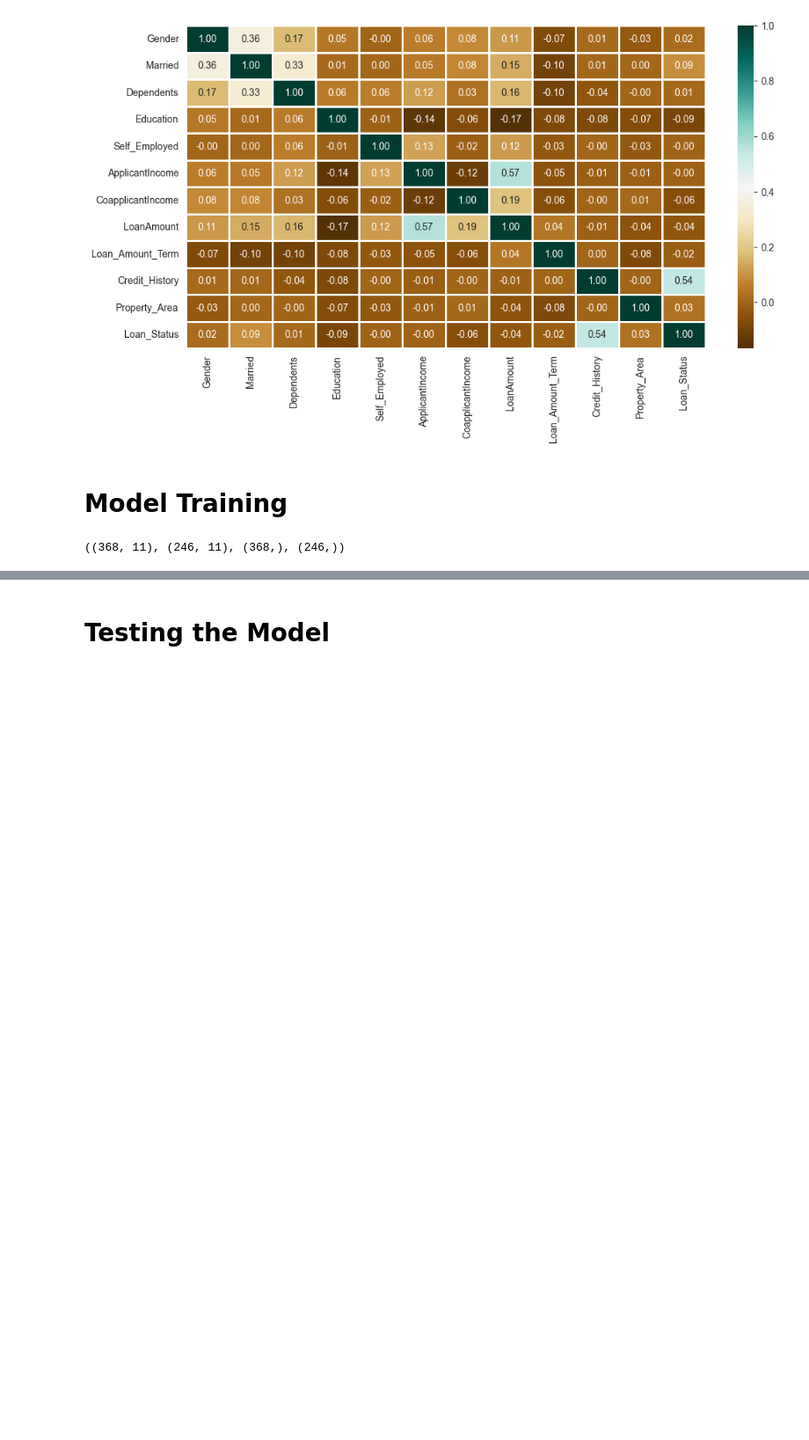
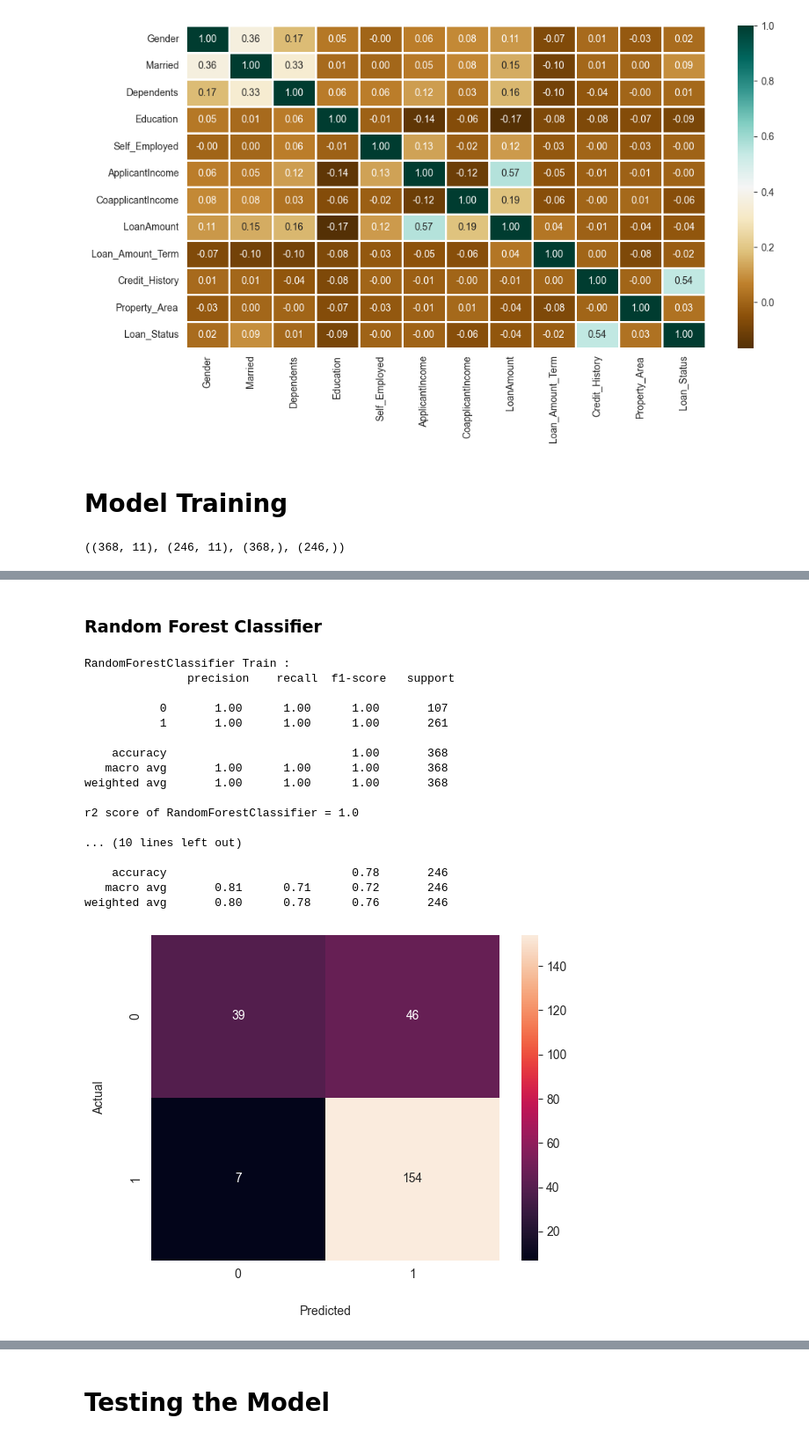
Before and after one commit to keithkamson/loan-prediction-ML, a Jupyter notebook: loan-prediction-ml.ipynb, the cells around one changed output, grey strips where cells are left out. Shown at 88% size. Drawn from its saved outputs; the diff is of its cells as text; code cells hidden in the pictures; blank space fills up the shorter version.

```diff
--- a/loan-prediction-ml.ipynb
+++ b/loan-prediction-ml.ipynb
@@ -364,0 +367,24 @@ r2 score of  GaussianNB = 0.10120569967117277
+# %% [markdown]
+### Random Forest Classifier
+# %%
+model_clf = RandomForestClassifier()
+clf(model_clf,x_status, y_status,x_train, x_test, y_train, y_test)
+# %% [output]
+RandomForestClassifier Train :
+               precision    recall  f1-score   support
+
+           0       1.00      1.00      1.00       107
+           1       1.00      1.00      1.00       261
+
+    accuracy                           1.00       368
+   macro avg       1.00      1.00      1.00       368
+weighted avg       1.00      1.00      1.00       368
+
+r2 score of RandomForestClassifier = 1.0
+
+... (10 lines left out)
+
+    accuracy                           0.78       246
+   macro avg       0.81      0.71      0.72       246
+weighted avg       0.80      0.78      0.76       246
+[figure, added]
```
Also changed, not shown: parts of 13 cells of this notebook.
